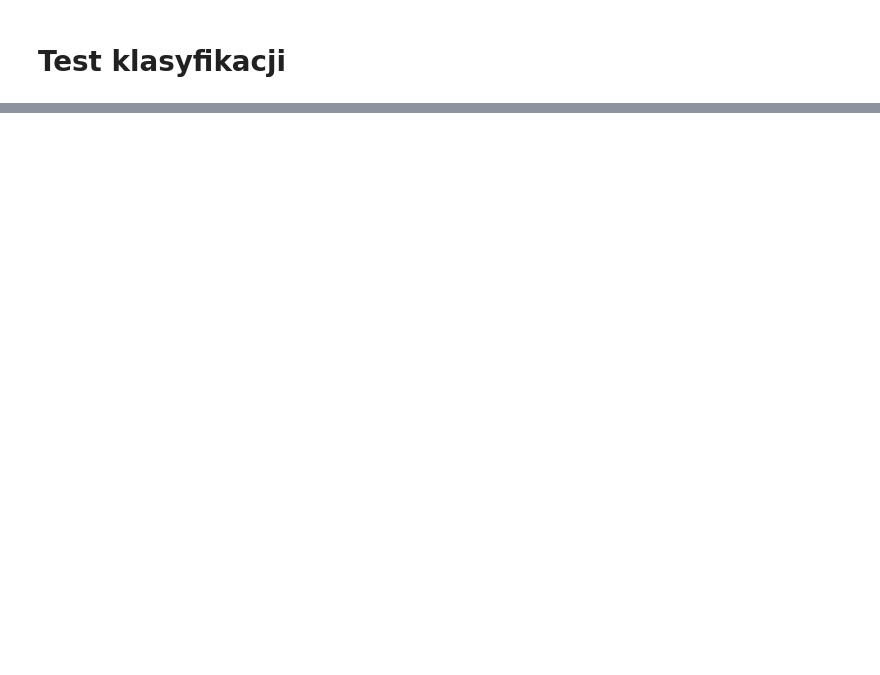
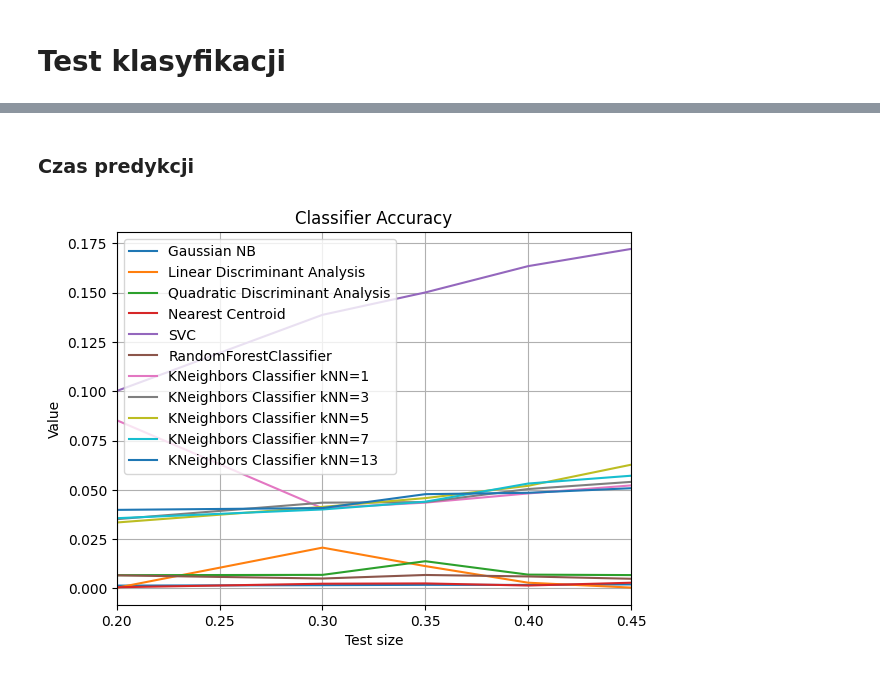
Before and after one commit to antonibezdzietny/InstrumentDetection, a Jupyter notebook: classifierTest.ipynb, the cells around one changed output, grey strips where cells are left out. Saved outputs shown, nothing was run; the diff lists cells and outputs as text; code cells hidden in the pictures; blank space fills up the shorter version.

```diff
--- a/classifierTest.ipynb
+++ b/classifierTest.ipynb
@@ -196,0 +168,9 @@ for i, t_size in enumerate(TEST_SIZE):
+# %% [markdown]
+### Czas predykcji
+# %%
+vu.display_classifiers_statistics(CLASSIFIERS_DOCSTR,
+                                  TEST_SIZE,
+                                  prediction_time_matrix,
+                                  "Classifier Accuracy")
+# %% [output]
+[figure, added]
```
Also changed, not shown: parts of 12 cells of this notebook, 1 other file.
